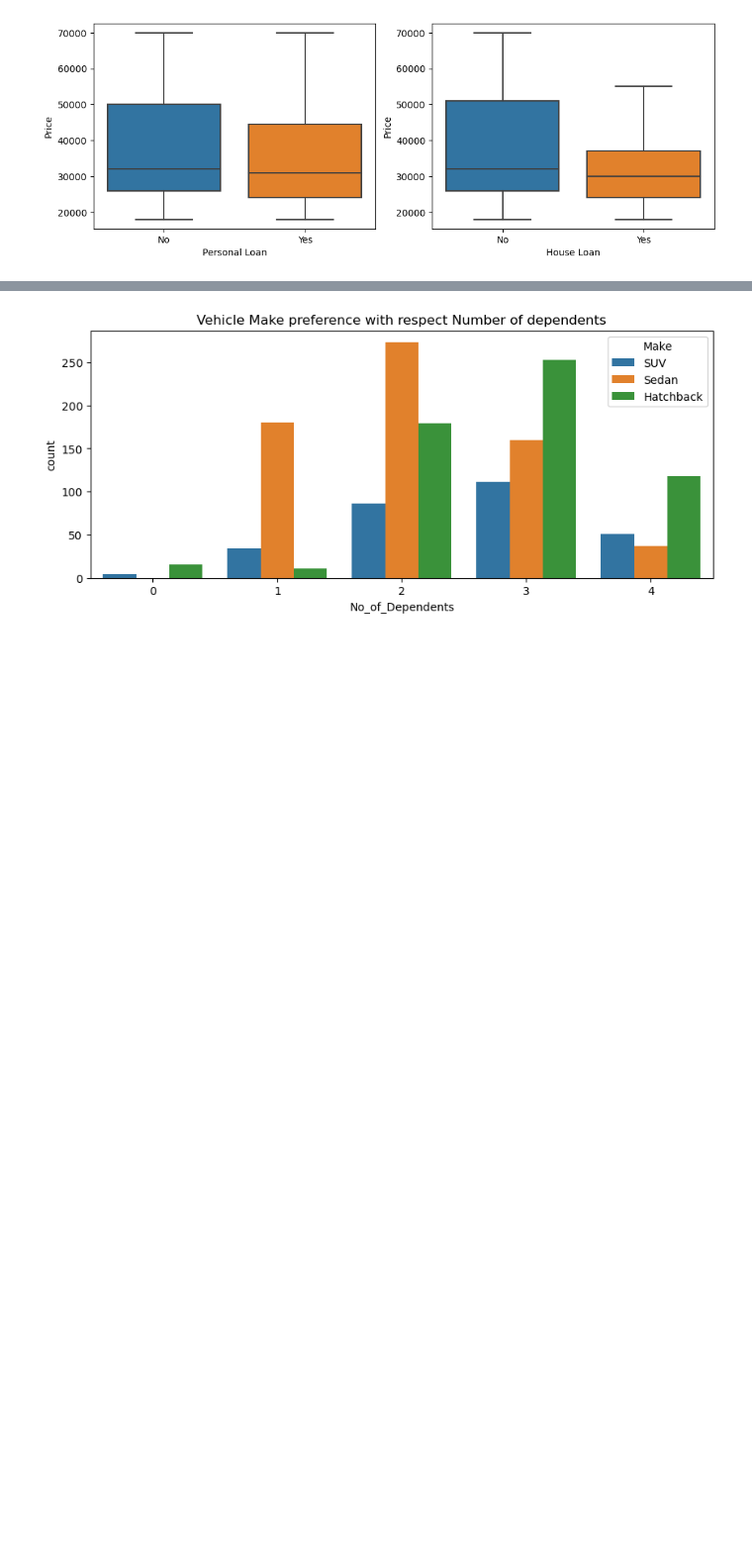
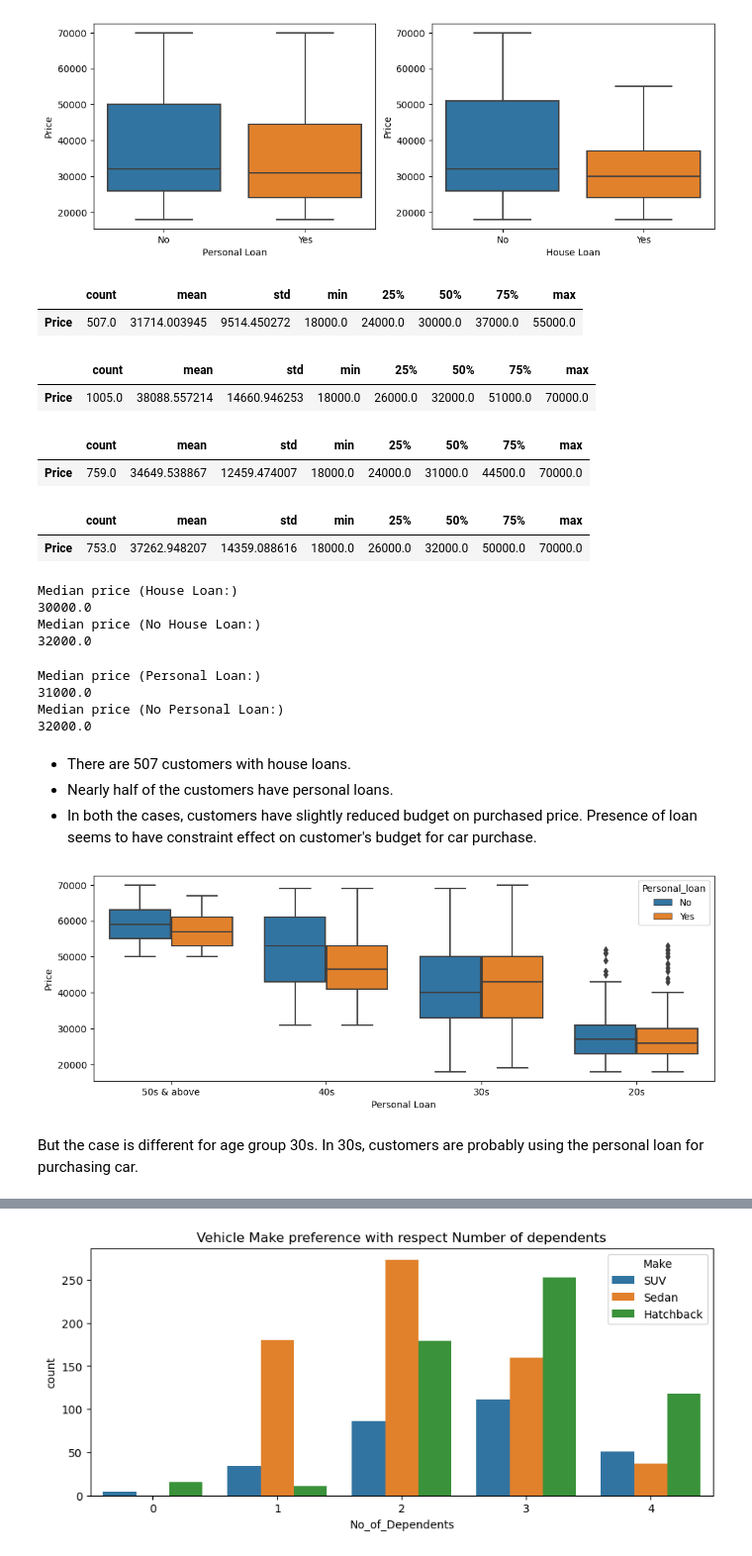
Before and after one commit to airbendor890/ML_AUG, a Jupyter notebook: PDS_project_Haraprasad_coded.ipynb, the cells around one changed output, grey strips where cells are left out. Shown at 99% size. Drawn from its saved outputs; the diff is of its cells as text; code cells hidden in the pictures; blank space fills up the shorter version.

```diff
--- a/PDS_project_Haraprasad_coded.ipynb
+++ b/PDS_project_Haraprasad_coded.ipynb
@@ -651,4 +749,63 @@ plt.xlabel('House Loan')
 plt.show()
 # %% [output]
 [figure]
+# %%
+# Those who took house loan
+df[df['House_loan']=='Yes'][['Price']].describe().T
+# %% [output]
+|  | count | mean | std | min | 25% | 50% | 75% | max |
+| Price | 507.0 | 31714.003945 | 9514.450272 | 18000.0 | 24000.0 | 30000.0 | 37000.0 | 55000.0 |
+# %%
+# Those who don't have house loan
+df[df['House_loan']=='No'][['Price']].describe().T
+# %% [output]
+|  | count | mean | std | min | 25% | 50% | 75% | max |
+| Price | 1005.0 | 38088.557214 | 14660.946253 | 18000.0 | 26000.0 | 32000.0 | 51000.0 | 70000.0 |
+# %%
+# Those who took Personal loan
+df[df['Personal_loan']=='Yes'][['Price']].describe().T
+# %% [output]
+|  | count | mean | std | min | 25% | 50% | 75% | max |
+| Price | 759.0 | 34649.538867 | 12459.474007 | 18000.0 | 24000.0 | 31000.0 | 44500.0 | 70000.0 |
+# %%
+# Those who don't have Personal loan
+df[df['Personal_loan']=='No'][['Price']].describe().T
+# %% [output]
+|  | count | mean | std | min | 25% | 50% | 75% | max |
+| Price | 753.0 | 37262.948207 | 14359.088616 | 18000.0 | 26000.0 | 32000.0 | 50000.0 | 70000.0 |
+# %%
+print('Median price (House Loan:)')
+print(df[df['House_loan']=='Yes']['Price'].median())
+print('Median price (No House Loan:)')
+print(df[df['House_loan']=='No']['Price'].median())
+# %% [output]
+Median price (House Loan:)
+30000.0
+Median price (No House Loan:)
+32000.0
+# %%
+print('Median price (Personal Loan:)')
+print(df[df['Personal_loan']=='Yes']['Price'].median())
+print('Median price (No Personal Loan:)')
+print(df[df['Personal_loan']=='No']['Price'].median())
+# %% [output]
+Median price (Personal Loan:)
+31000.0
+Median price (No Personal Loan:)
+32000.0
+# %% [markdown]
+<ul>
+    <li>There are 507 customers with house loans.</li>
+    <li>Nearly half of the customers have personal loans.</li>
+    <li>In both the cases, customers have slightly reduced budget on purchased price. Presence of loan seems to have constraint effect on customer's budget for car purchase.</li>
+</ul>
+# %%
+plt.figure(figsize=(12,4))
+sns.boxplot(data=df,x='Age_group',y='Price',hue='Personal_loan')
+plt.xlabel('Personal Loan')
+plt.show()
+# %% [output]
+[figure, added]
+# %% [markdown]
+But the case is different for age group 30s. In 30s, customers are probably using the personal loan for purchasing car.
 # %% [markdown]
```
Also changed, not shown: parts of 17 cells of this notebook.
